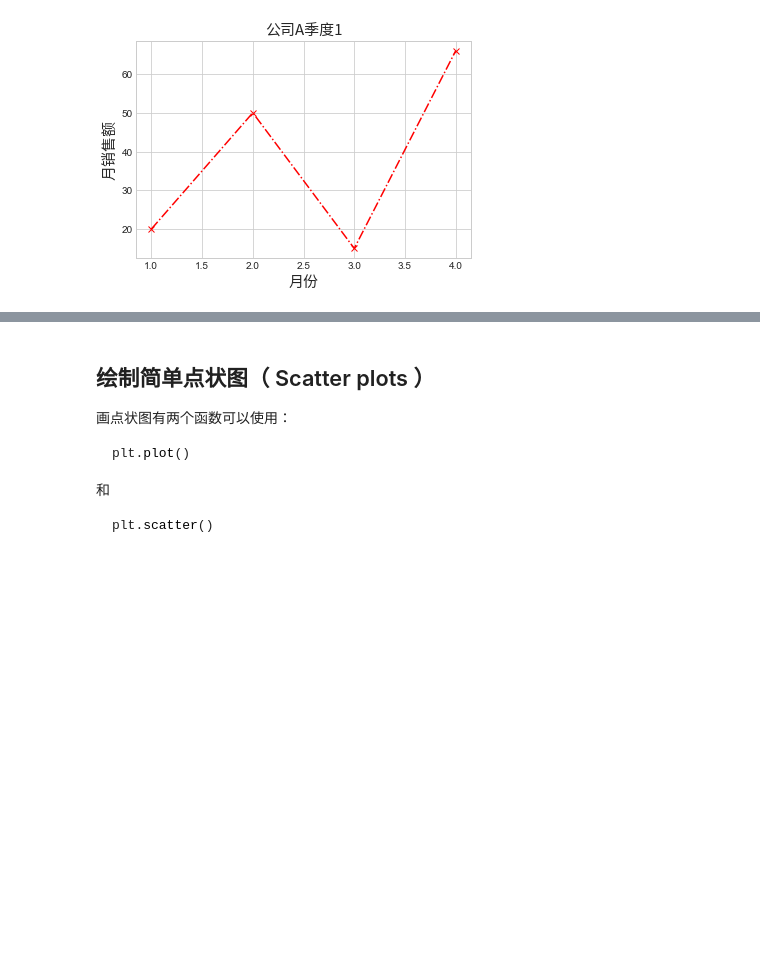
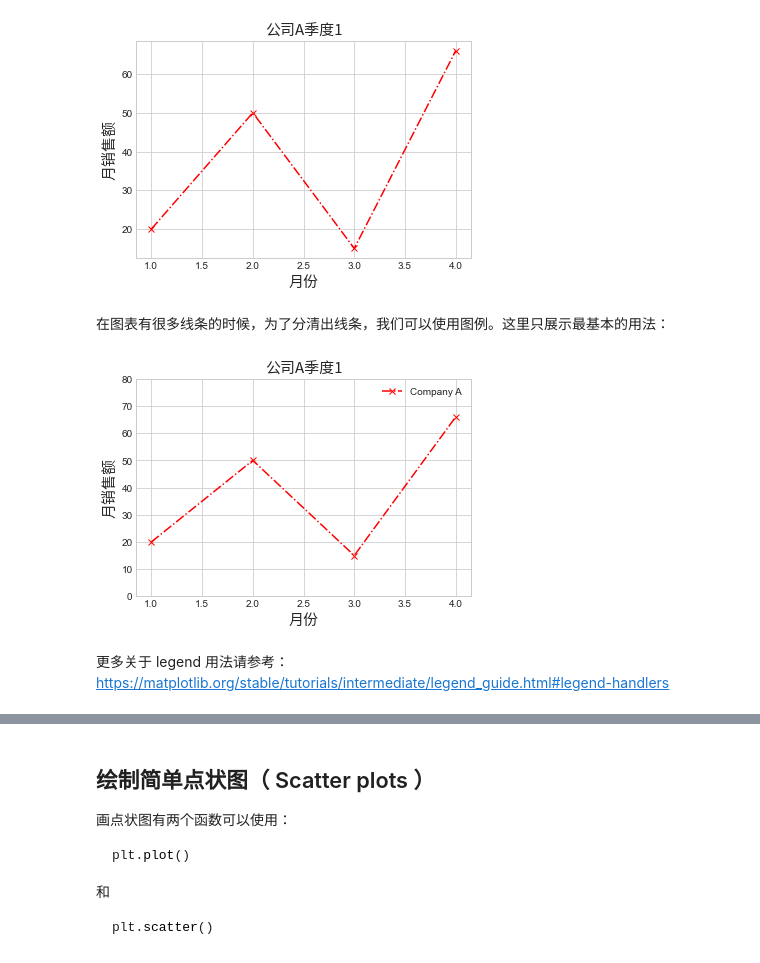
Before and after one commit to XA22-DataScience/Matplotlib-Tutorial, a Jupyter notebook: Matplotlib_Tutorial.ipynb, the cells around one changed output, grey strips where cells are left out. Drawn from its saved outputs; the diff is of its cells as text; code cells hidden in the pictures; blank space fills up the shorter version.

Commit message:
Version 1.1, added practise questions and legend examples.

```diff
--- a/Matplotlib_Tutorial.ipynb
+++ b/Matplotlib_Tutorial.ipynb
@@ -229,3 +229,17 @@ plt.ylabel("月销售额", fontproperties = font_set)
 plt.show()
 # %% [output]
 [figure]
+# %% [markdown]
+在图表有很多线条的时候，为了分清出线条，我们可以使用图例。这里只展示最基本的用法：
+# %%
+plt.plot(M, A, "-.xr", label = "Company A")
+plt.title("公司A季度1", fontproperties = font_set)
+plt.xlabel("月份", fontproperties = font_set)
+plt.ylabel("月销售额", fontproperties = font_set)
+plt.ylim(0, 80)#更改x轴的范围
+plt.legend()
+plt.show()
+# %% [output]
+[figure, added]
+# %% [markdown]
+更多关于 legend 用法请参考：https://matplotlib.org/stable/tutorials/intermediate/legend_guide.html#legend-handlers
```
Also changed, not shown: parts of 25 cells of this notebook.
